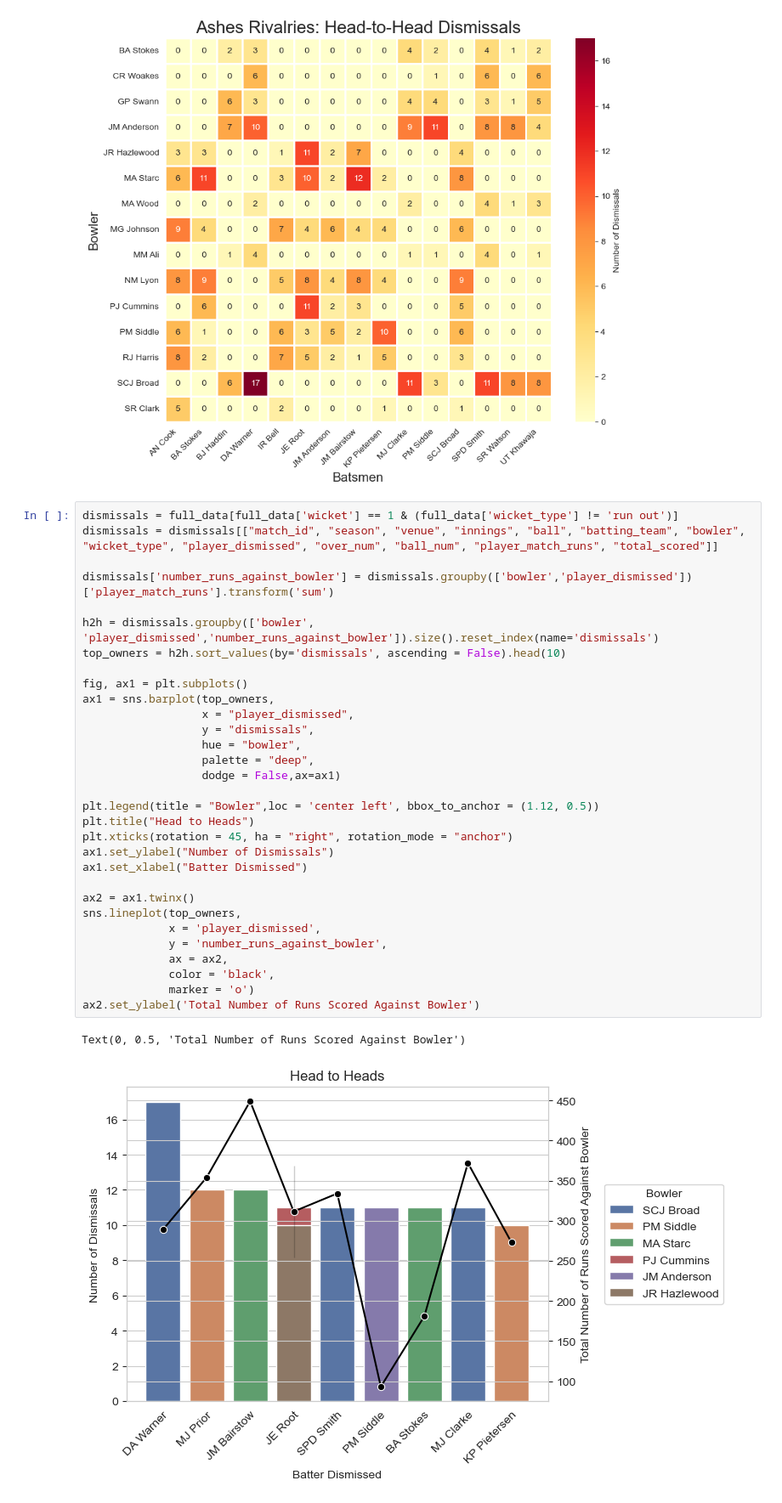
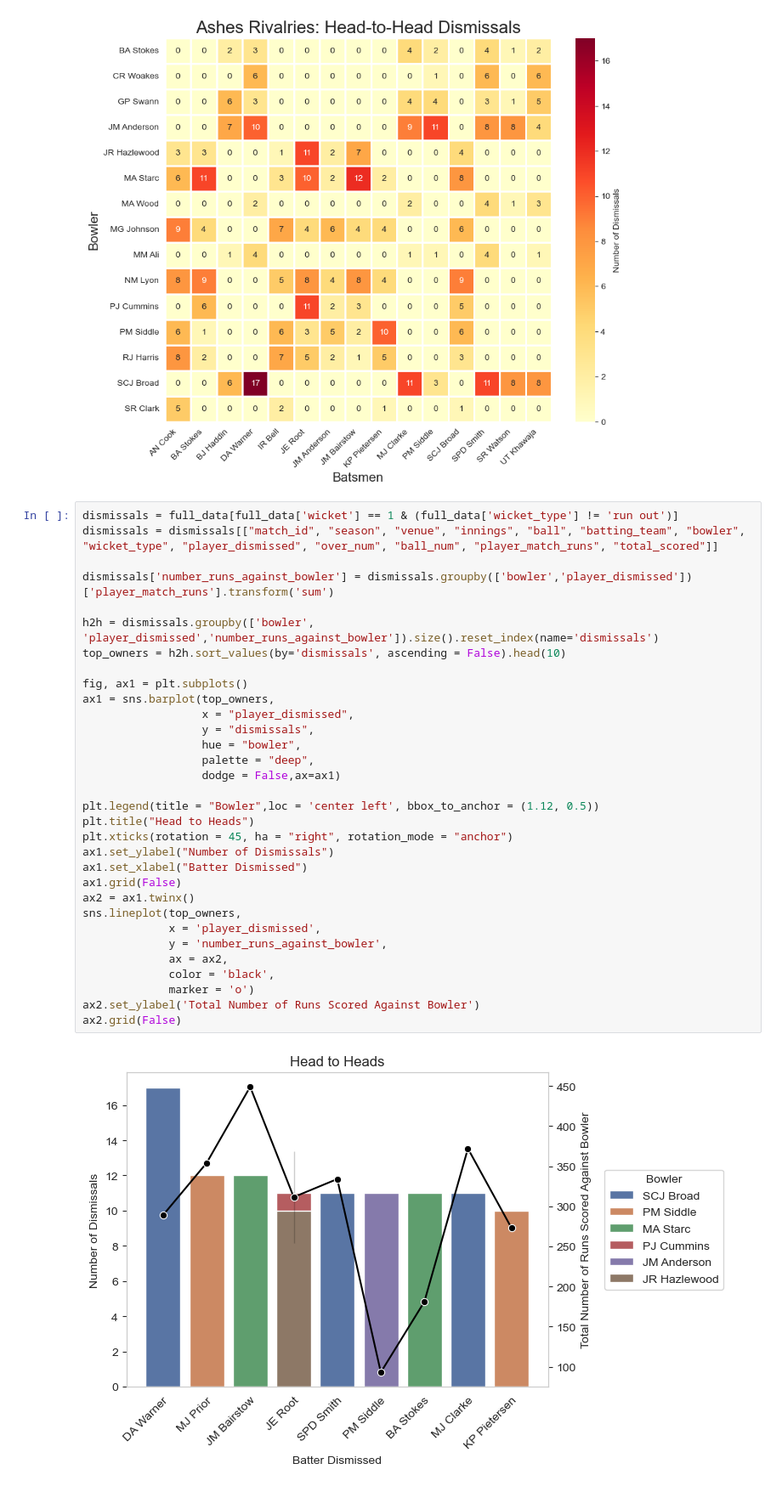
Before and after one commit to zoeh6176-sketch/Programming-Assessment, a Jupyter notebook: Untitled.ipynb, the cells around one changed output. Shown at 85% size. Saved outputs shown, nothing was run; the diff lists cells and outputs as text.

Commit message:
Head to head bar/line graph

```diff
--- a/Untitled.ipynb
+++ b/Untitled.ipynb
@@ -450,33 +450,33 @@ plt.show()
 dismissals = full_data[full_data['wicket'] == 1 & (full_data['wicket_type'] != 'run out')]
 dismissals = dismissals[["match_id", "season", "venue", "innings", "ball", "batting_team", "bowler", "wicket_type", "player_dismissed", "over_num", "ball_num", "player_match_runs", "total_scored"]]
 
 dismissals['number_runs_against_bowler'] = dismissals.groupby(['bowler','player_dismissed'])['player_match_runs'].transform('sum')
 
 h2h = dismissals.groupby(['bowler', 'player_dismissed','number_runs_against_bowler']).size().reset_index(name='dismissals')
 top_owners = h2h.sort_values(by='dismissals', ascending = False).head(10)
 
 fig, ax1 = plt.subplots()
 ax1 = sns.barplot(top_owners,
                   x = "player_dismissed",
                   y = "dismissals",
                   hue = "bowler",
                   palette = "deep",
                   dodge = False,ax=ax1)
 
 plt.legend(title = "Bowler",loc = 'center left', bbox_to_anchor = (1.12, 0.5))
 plt.title("Head to Heads")
 plt.xticks(rotation = 45, ha = "right", rotation_mode = "anchor")
 ax1.set_ylabel("Number of Dismissals")
 ax1.set_xlabel("Batter Dismissed")
-
+ax1.grid(False)
 ax2 = ax1.twinx()
 sns.lineplot(top_owners,
              x = 'player_dismissed',
              y = 'number_runs_against_bowler',
              ax = ax2,
              color = 'black',
              marker = 'o')
 ax2.set_ylabel('Total Number of Runs Scored Against Bowler')
+ax2.grid(False)
 # %% [output]
-Text(0, 0.5, 'Total Number of Runs Scored Against Bowler')
-[figure, old version]
+[figure, new version]
```
